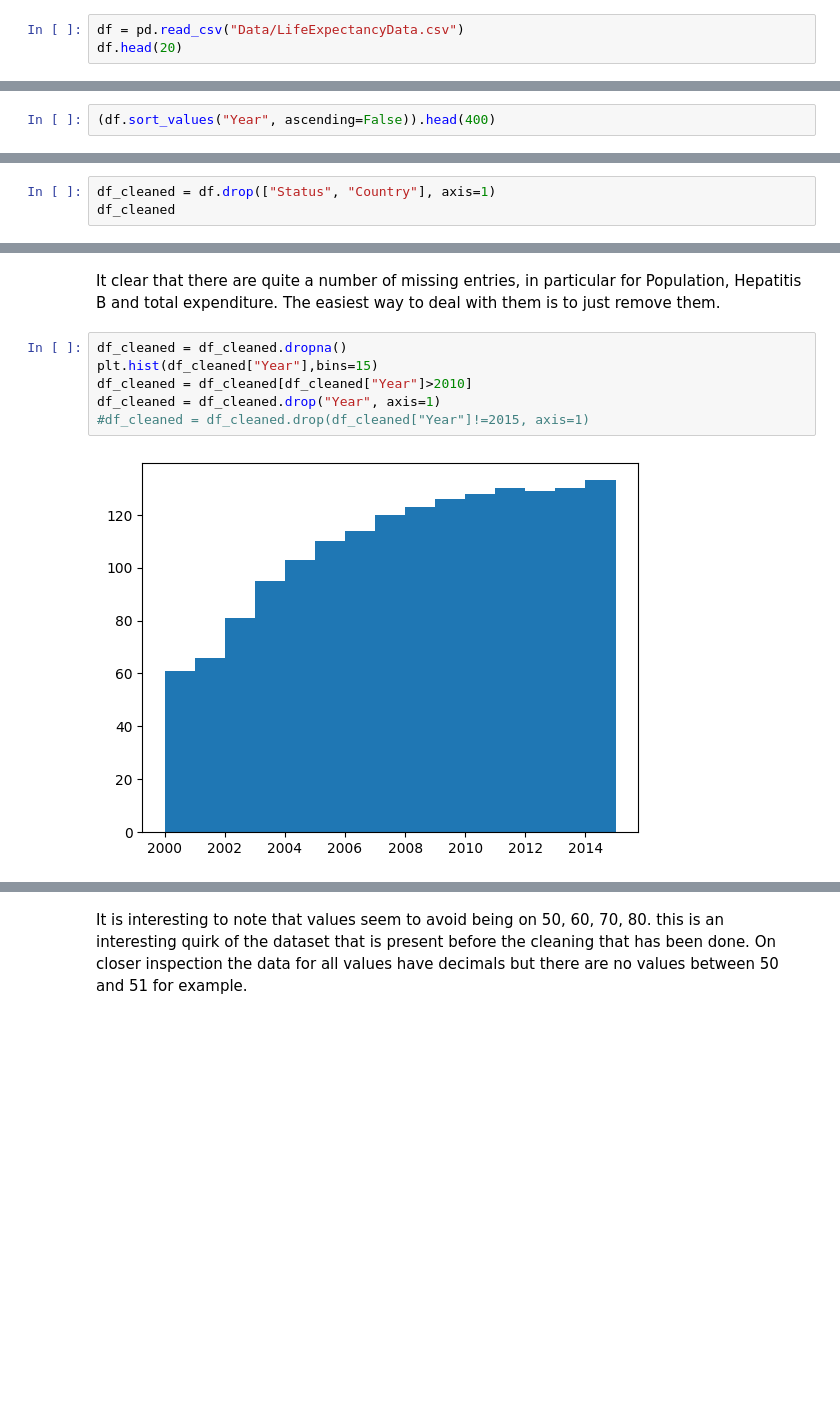
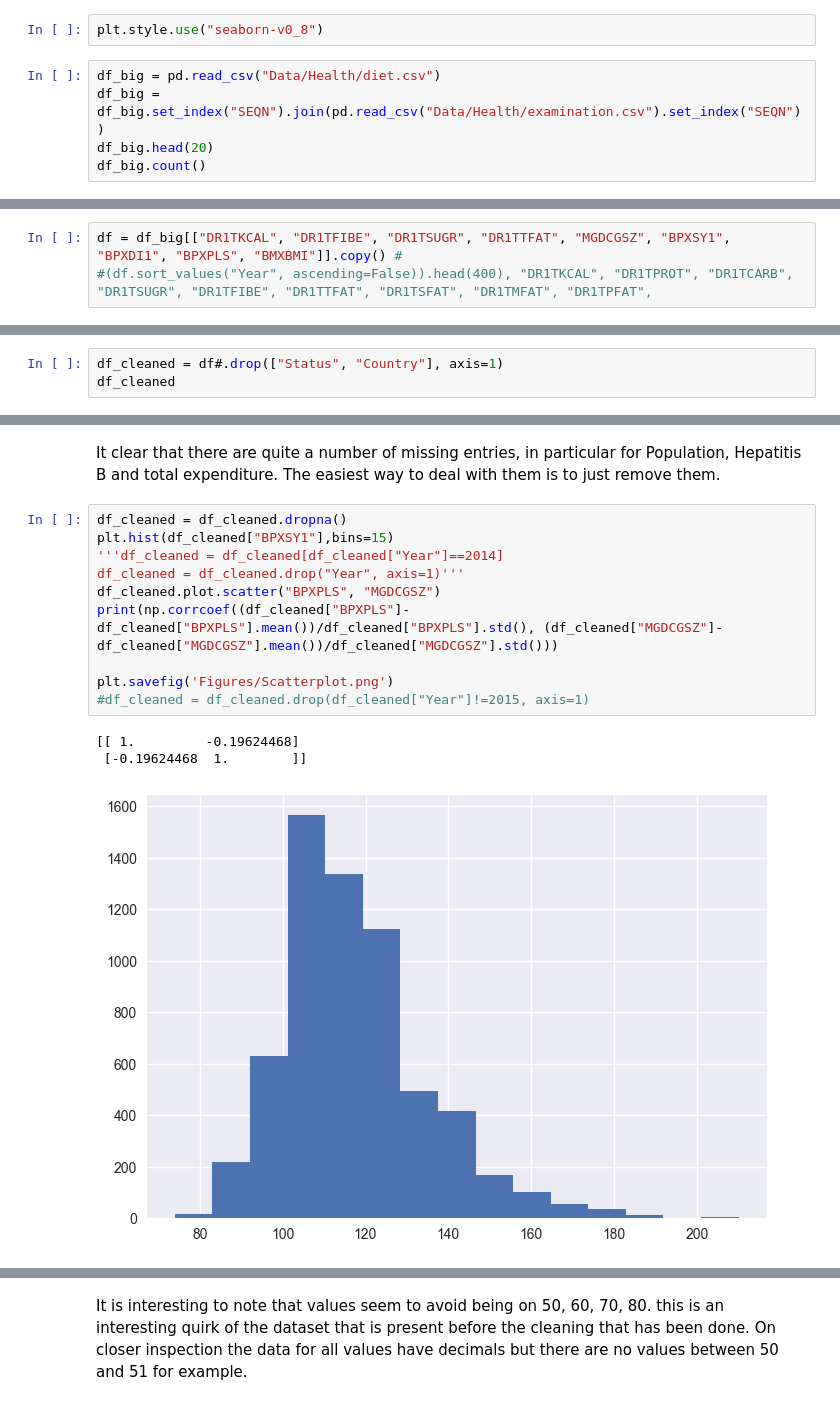
Before and after one commit to JoeOliverEvans/NHANES_PCA, a Jupyter notebook: main.ipynb, the cells around one changed output, grey strips where cells are left out. Saved outputs shown, nothing was run; the diff lists cells and outputs as text; blank space fills up the shorter version.

```diff
--- a/main.ipynb
+++ b/main.ipynb
@@ -9,4 +10,8 @@ from scipy import stats
+# %%
+plt.style.use("seaborn-v0_8")
 # %%
-df = pd.read_csv("Data/LifeExpectancyData.csv")
-df.head(20)
+df_big = pd.read_csv("Data/Health/diet.csv")
+df_big = df_big.set_index("SEQN").join(pd.read_csv("Data/Health/examination.csv").set_index("SEQN"))
+df_big.head(20)
+df_big.count()
 # %% [output]
@@ -31,2 +30,3 @@ df.head(20)
 # %%
-(df.sort_values("Year", ascending=False)).head(400)
+df = df_big[["DR1TKCAL", "DR1TFIBE", "DR1TSUGR", "DR1TTFAT", "MGDCGSZ", "BPXSY1", "BPXDI1", "BPXPLS", "BMXBMI"]].copy() #
+#(df.sort_values("Year", ascending=False)).head(400), "DR1TKCAL", "DR1TPROT", "DR1TCARB", "DR1TSUGR", "DR1TFIBE", "DR1TTFAT", "DR1TSFAT", "DR1TMFAT", "DR1TPFAT",
@@ -52,6 +33,6 @@ df.plot.scatter("Life expectancy ", "Year")
 # %% [markdown]
 Now remove certain columns from the original dataframe.
 # %%
-df_cleaned = df.drop(["Status", "Country"], axis=1)
+df_cleaned = df#.drop(["Status", "Country"], axis=1)
 df_cleaned
 # %% [output]
@@ -92,9 +67,15 @@ dtype: int64
 It clear that there are quite a number of missing entries, in particular for Population, Hepatitis B and total expenditure. The easiest way to deal with them is to just remove them.
 # %%
 df_cleaned = df_cleaned.dropna()
-plt.hist(df_cleaned["Year"],bins=15)
-df_cleaned = df_cleaned[df_cleaned["Year"]>2010]
-df_cleaned = df_cleaned.drop("Year", axis=1)
+plt.hist(df_cleaned["BPXSY1"],bins=15)
+'''df_cleaned = df_cleaned[df_cleaned["Year"]==2014]
+df_cleaned = df_cleaned.drop("Year", axis=1)'''
+df_cleaned.plot.scatter("BPXPLS", "MGDCGSZ")
+print(np.corrcoef((df_cleaned["BPXPLS"]-df_cleaned["BPXPLS"].mean())/df_cleaned["BPXPLS"].std(), (df_cleaned["MGDCGSZ"]-df_cleaned["MGDCGSZ"].mean())/df_cleaned["MGDCGSZ"].std()))
+
+plt.savefig('Figures/Scatterplot.png')
 #df_cleaned = df_cleaned.drop(df_cleaned["Year"]!=2015, axis=1)
 # %% [output]
+[[ 1.         -0.19624468]
+ [-0.19624468  1.        ]]
-[figure, old version]
+[figure, new version]
```
Also changed, not shown: parts of 25 cells of this notebook, 12 other files.
